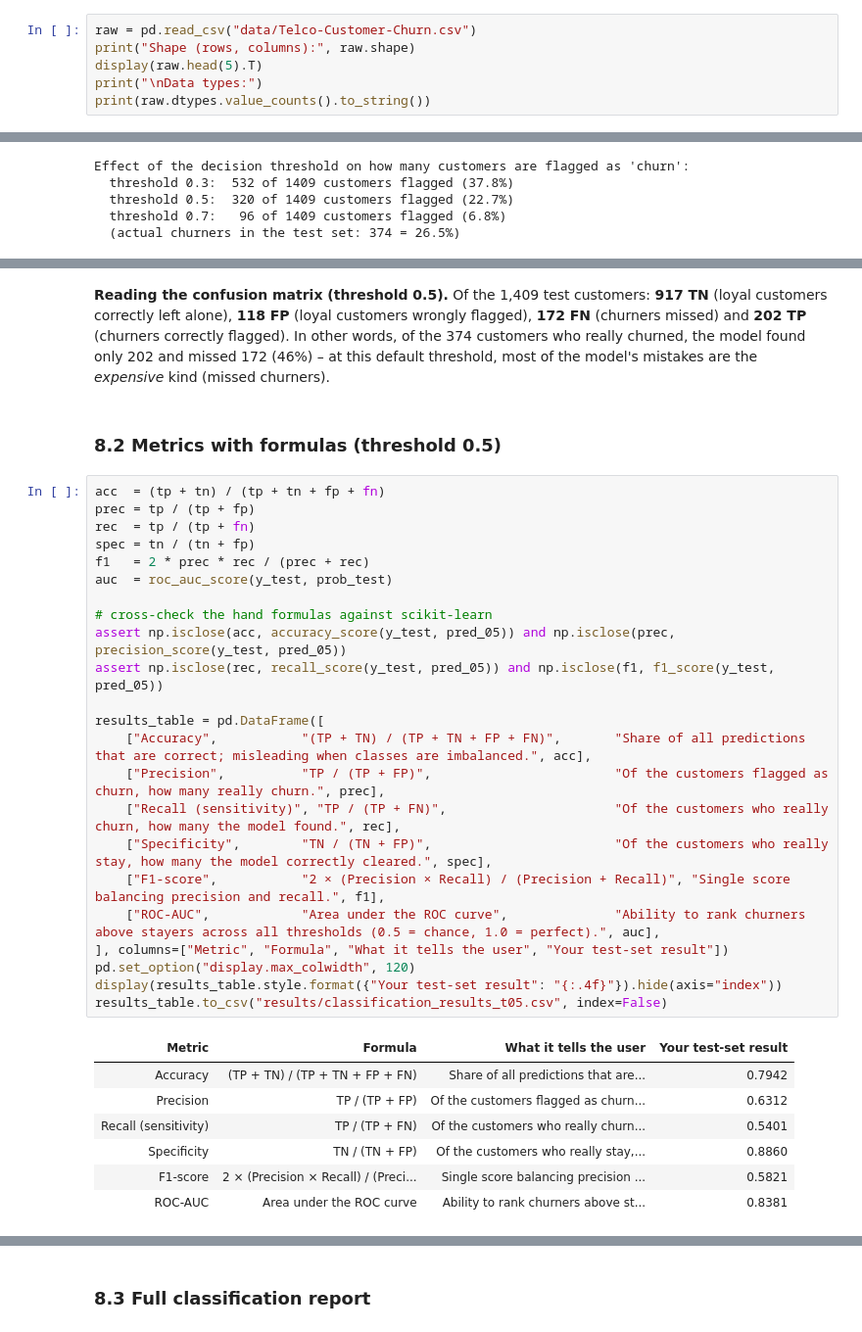
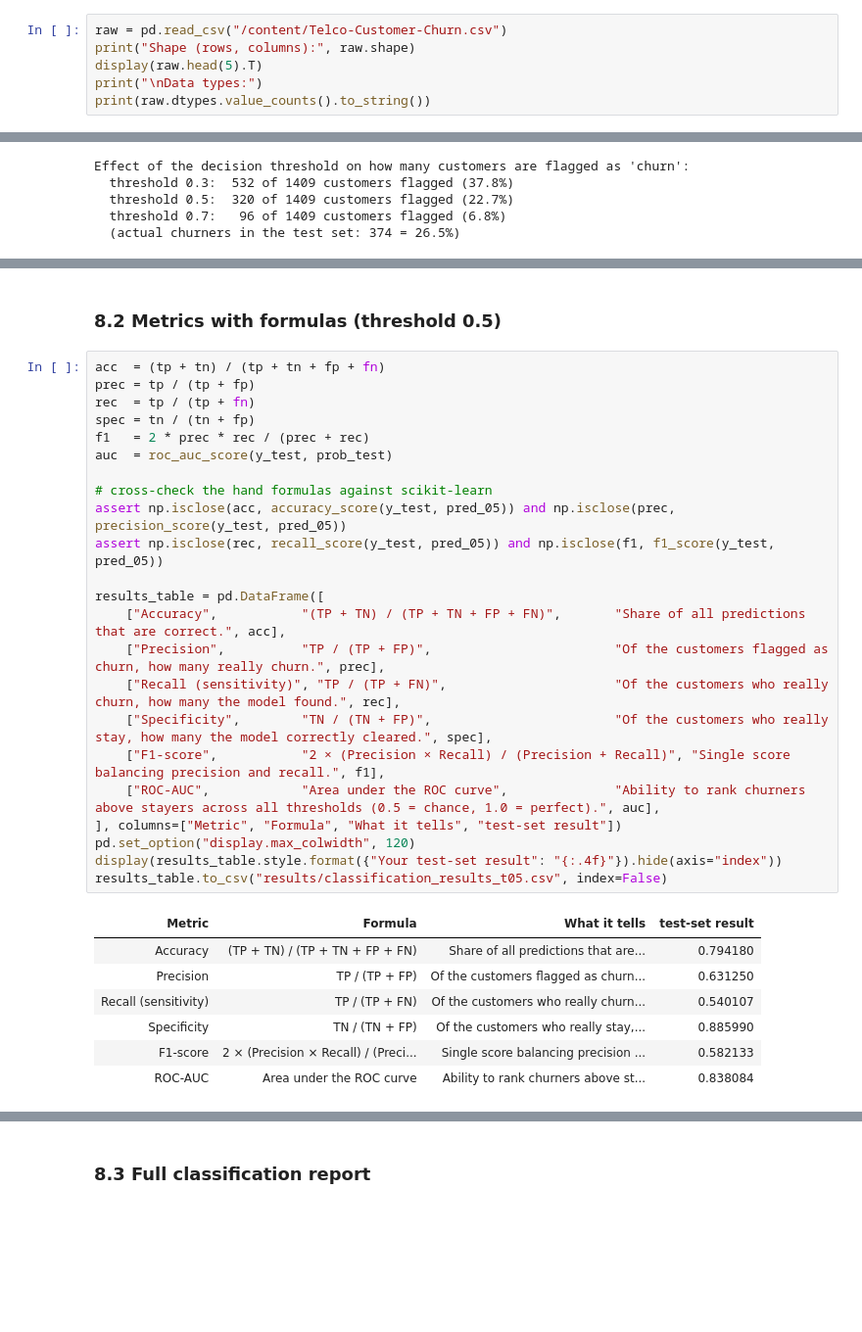
Before and after one commit to Devyani006/Telco_Customer_Churn_prediction, a Jupyter notebook: Activity2_Logistic_Regression_Telco_Customer_Churn.ipynb, the cells around one changed output, grey strips where cells are left out. Shown at 98% size. Saved outputs shown, nothing was run; the diff lists cells and outputs as text; blank space fills up the shorter version.

```diff
--- a/Activity2_Logistic_Regression_Telco_Customer_Churn.ipynb
+++ b/Activity2_Logistic_Regression_Telco_Customer_Churn.ipynb
@@ -89,7 +70,7 @@ So the team cares more about **finding churners (recall)** than about being righ
 | `TotalCharges` | Total billed so far | USD | **excluded** – (≈ tenure × monthly, redundant) |
 | `Churn` | Left in the last month? | Yes/No | **target (y)** |
 # %%
-raw = pd.read_csv("data/Telco-Customer-Churn.csv")
+raw = pd.read_csv("/content/Telco-Customer-Churn.csv")
 print("Shape (rows, columns):", raw.shape)
 display(raw.head(5).T)
 print("\nData types:")
@@ -467,38 +420,36 @@ TN =  917  Loyal customers correctly left alone (no offer wasted).
 FP =  118  Loyal customers wrongly flagged → a retention offer is spent on someone who would have stayed.
 FN =  172  Churners the model MISSED → we never contact them, revenue is lost.
 TP =  202  Churners correctly flagged → we get the chance to save them.
-# %% [markdown]
-**Reading the confusion matrix (threshold 0.5).** Of the 1,409 test customers: **917 TN** (loyal customers correctly left alone), **118 FP** (loyal customers wrongly flagged), **172 FN** (churners missed) and **202 TP** (churners correctly flagged). In other words, of the 374 customers who really churned, the model found only 202 and missed 172 (46%) – at this default threshold, most of the model's mistakes are the *expensive* kind (missed churners).
 # %% [markdown]
 ### 8.2 Metrics with formulas (threshold 0.5)
 # %%
 acc  = (tp + tn) / (tp + tn + fp + fn)
 prec = tp / (tp + fp)
 rec  = tp / (tp + fn)
 spec = tn / (tn + fp)
 f1   = 2 * prec * rec / (prec + rec)
 auc  = roc_auc_score(y_test, prob_test)
 
 # cross-check the hand formulas against scikit-learn
 assert np.isclose(acc, accuracy_score(y_test, pred_05)) and np.isclose(prec, precision_score(y_test, pred_05))
 assert np.isclose(rec, recall_score(y_test, pred_05)) and np.isclose(f1, f1_score(y_test, pred_05))
 
 results_table = pd.DataFrame([
-    ["Accuracy",           "(TP + TN) / (TP + TN + FP + FN)",       "Share of all predictions that are correct; misleading when classes are imbalanced.", acc],
+    ["Accuracy",           "(TP + TN) / (TP + TN + FP + FN)",       "Share of all predictions that are correct.", acc],
     ["Precision",          "TP / (TP + FP)",                        "Of the customers flagged as churn, how many really churn.", prec],
     ["Recall (sensitivity)", "TP / (TP + FN)",                      "Of the customers who really churn, how many the model found.", rec],
     ["Specificity",        "TN / (TN + FP)",                        "Of the customers who really stay, how many the model correctly cleared.", spec],
     ["F1-score",           "2 × (Precision × Recall) / (Precision + Recall)", "Single score balancing precision and recall.", f1],
     ["ROC-AUC",            "Area under the ROC curve",              "Ability to rank churners above stayers across all thresholds (0.5 = chance, 1.0 = perfect).", auc],
-], columns=["Metric", "Formula", "What it tells the user", "Your test-set result"])
+], columns=["Metric", "Formula", "What it tells", "test-set result"])
 pd.set_option("display.max_colwidth", 120)
 display(results_table.style.format({"Your test-set result": "{:.4f}"}).hide(axis="index"))
 results_table.to_csv("results/classification_results_t05.csv", index=False)
 # %% [output]
-| Metric | Formula | What it tells the user | Your test-set result |
-| Accuracy | (TP + TN) / (TP + TN + FP + FN) | Share of all predictions that are... | 0.7942 |
-| Precision | TP / (TP + FP) | Of the customers flagged as churn... | 0.6312 |
-| Recall (sensitivity) | TP / (TP + FN) | Of the customers who really churn... | 0.5401 |
-| Specificity | TN / (TN + FP) | Of the customers who really stay,... | 0.8860 |
-| F1-score | 2 × (Precision × Recall) / (Preci... | Single score balancing precision ... | 0.5821 |
-| ROC-AUC | Area under the ROC curve | Ability to rank churners above st... | 0.8381 |
+| Metric | Formula | What it tells | test-set result |
+| Accuracy | (TP + TN) / (TP + TN + FP + FN) | Share of all predictions that are... | 0.794180 |
+| Precision | TP / (TP + FP) | Of the customers flagged as churn... | 0.631250 |
+| Recall (sensitivity) | TP / (TP + FN) | Of the customers who really churn... | 0.540107 |
+| Specificity | TN / (TN + FP) | Of the customers who really stay,... | 0.885990 |
+| F1-score | 2 × (Precision × Recall) / (Preci... | Single score balancing precision ... | 0.582133 |
+| ROC-AUC | Area under the ROC curve | Ability to rank churners above st... | 0.838084 |
```
Also changed, not shown: parts of 44 cells of this notebook.
